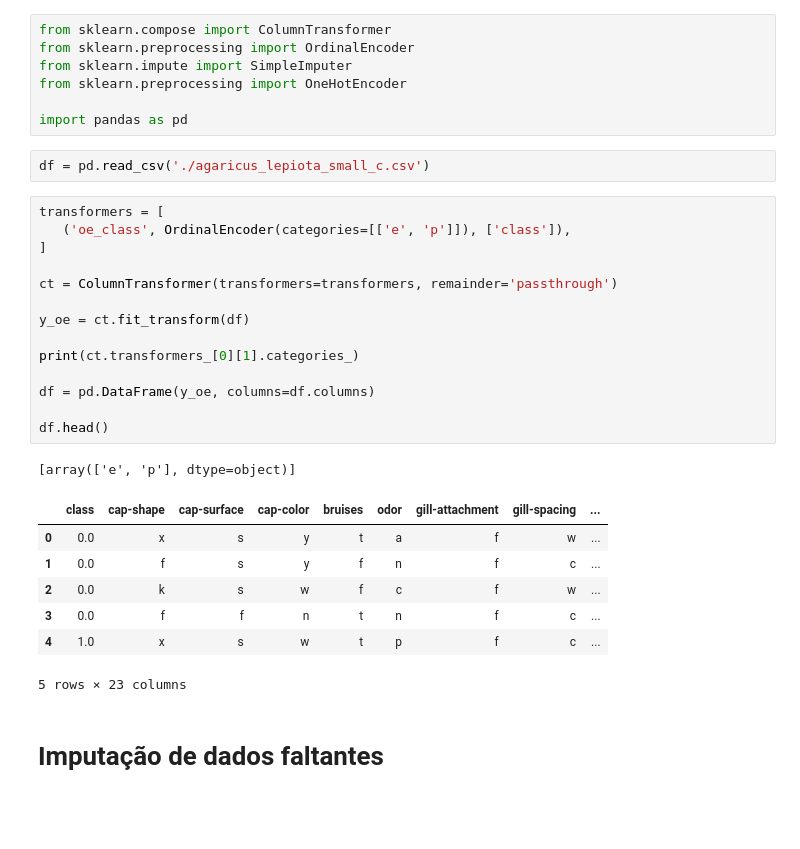
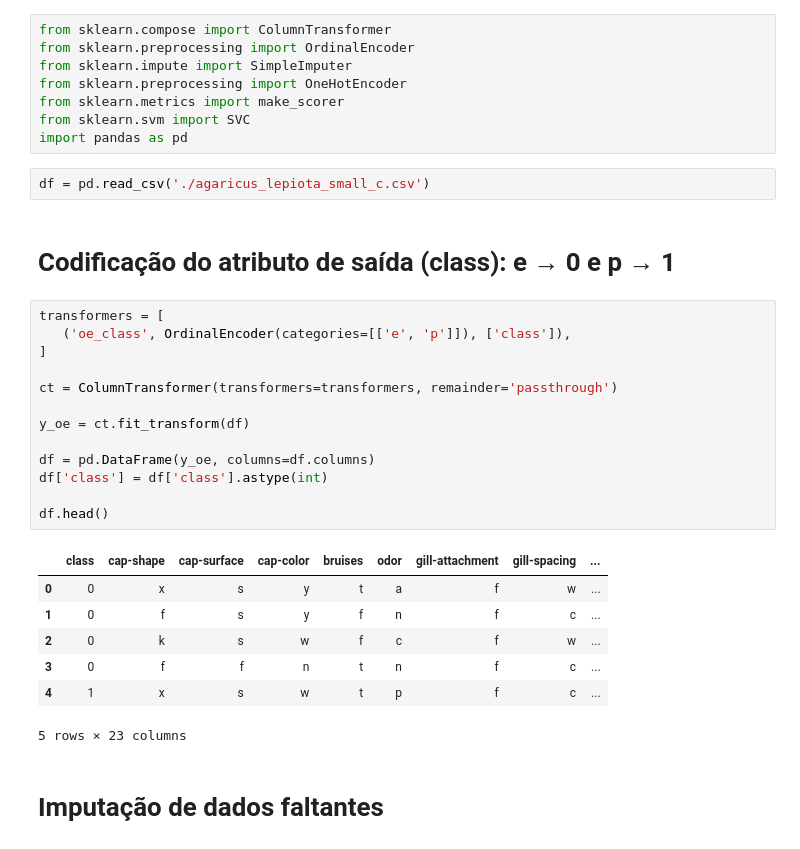
Before and after one commit to thiagogquinto/machine_learning, a Jupyter notebook: Atividade4/Atividade4.ipynb, the cells around one changed output. Drawn from its saved outputs; the diff is of its cells as text; blank space fills up the shorter version.

```diff
--- a/Atividade4/Atividade4.ipynb
+++ b/Atividade4/Atividade4.ipynb
@@ -3,33 +3,34 @@ from sklearn.compose import ColumnTransformer
 from sklearn.preprocessing import OrdinalEncoder
 from sklearn.impute import SimpleImputer
 from sklearn.preprocessing import OneHotEncoder
-
+from sklearn.metrics import make_scorer
+from sklearn.svm import SVC
 import pandas as pd
 # %%
 df = pd.read_csv('./agaricus_lepiota_small_c.csv')
+# %% [markdown]
+# Codificação do atributo de saída (class): e → 0 e p → 1
 # %%
 transformers = [
    ('oe_class', OrdinalEncoder(categories=[['e', 'p']]), ['class']),
 ]
 
 ct = ColumnTransformer(transformers=transformers, remainder='passthrough')
 
 y_oe = ct.fit_transform(df)
 
-print(ct.transformers_[0][1].categories_)
-
 df = pd.DataFrame(y_oe, columns=df.columns)
+df['class'] = df['class'].astype(int)
 
 df.head()
 # %% [output]
+|  | class | cap-shape | cap-surface | cap-color | bruises | odor | gill-attachment | gill-spacing | ... |
+| 0 | 0 | x | s | y | t | a | f | w | ... |
+| 1 | 0 | f | s | y | f | n | f | c | ... |
+| 2 | 0 | k | s | w | f | c | f | w | ... |
+| 3 | 0 | f | f | n | t | n | f | c | ... |
+| 4 | 1 | x | s | w | t | p | f | c | ... |
-[array(['e', 'p'], dtype=object)]
+5 rows × 23 columns
-|  | class | cap-shape | cap-surface | cap-color | bruises | odor | gill-attachment | gill-spacing | ... |
-| 0 | 0.0 | x | s | y | t | a | f | w | ... |
-| 1 | 0.0 | f | s | y | f | n | f | c | ... |
-| 2 | 0.0 | k | s | w | f | c | f | w | ... |
-| 3 | 0.0 | f | f | n | t | n | f | c | ... |
-| 4 | 1.0 | x | s | w | t | p | f | c | ... |
-5 rows × 23 columns
 # %% [markdown]
 # Imputação de dados faltantes
 # %%
```
Also changed, not shown: parts of 9 cells of this notebook, 1 other file.
